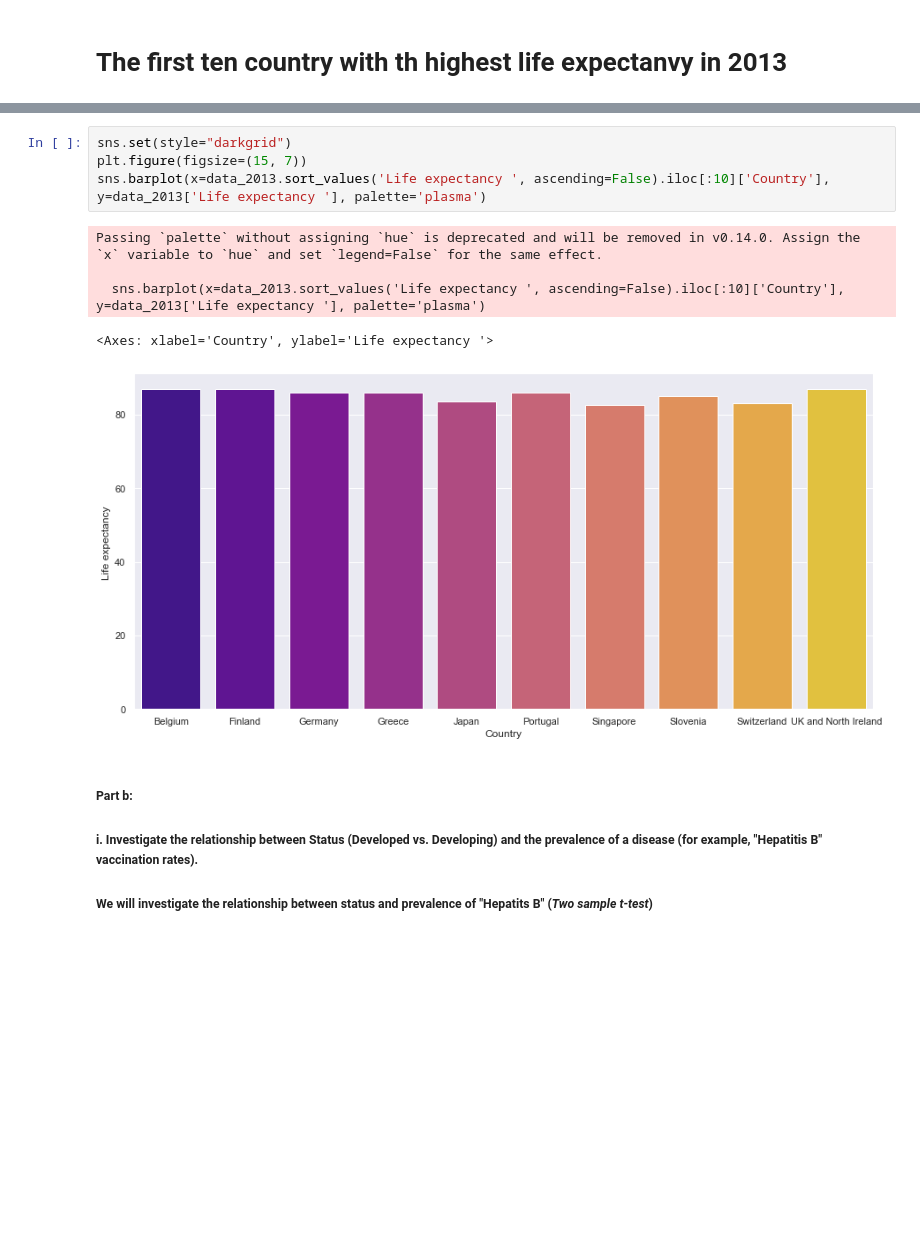
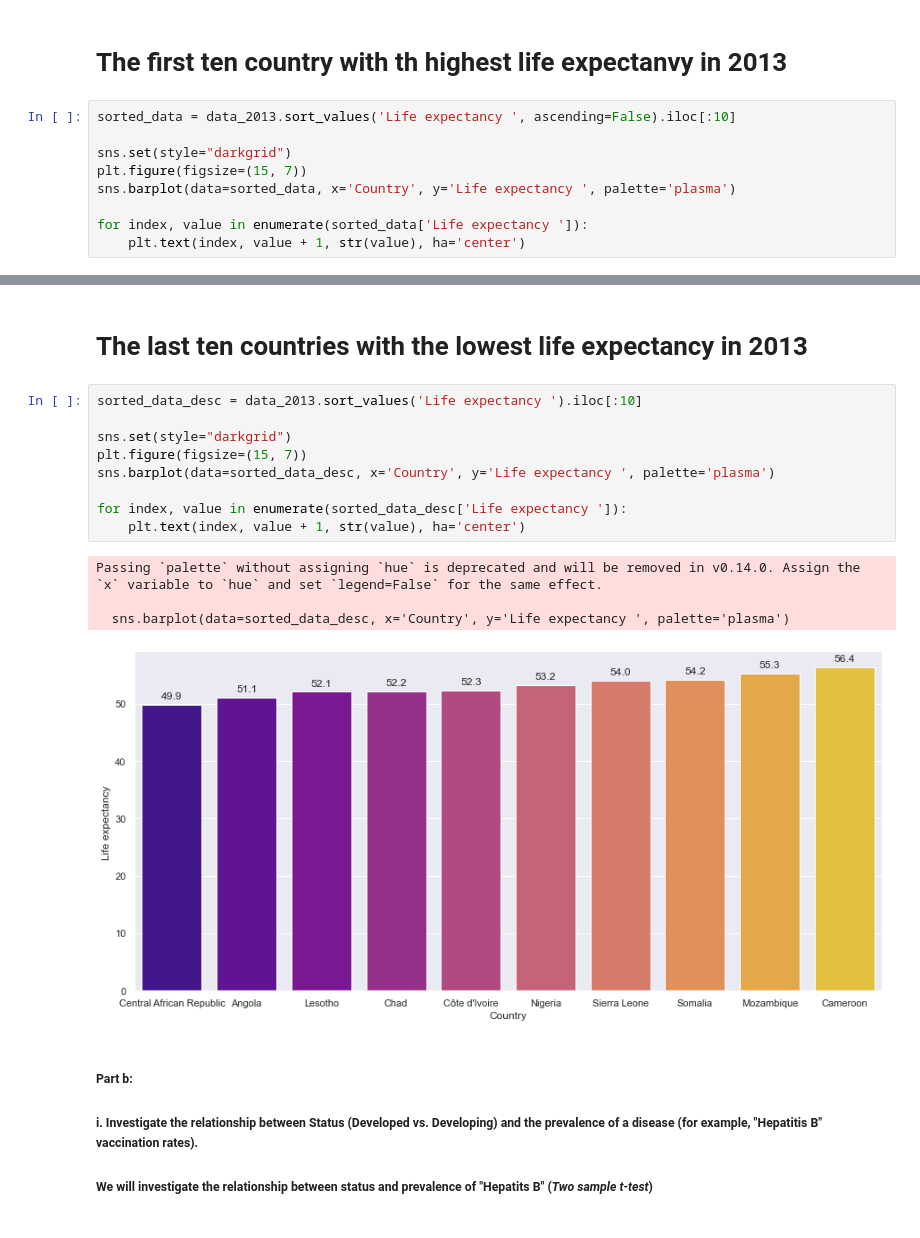
Before and after one commit to alib2014/Life_expectancy_prediction, a Jupyter notebook: life_expectancy.ipynb, the cells around one changed output, grey strips where cells are left out. Drawn from its saved outputs; the diff is of its cells as text; blank space fills up the shorter version.

```diff
--- a/life_expectancy.ipynb
+++ b/life_expectancy.ipynb
@@ -95,3 +95,12 @@ Name: count, Length: 193, dtype: int64
 ### Conduct the following tests. Include Null and Alternative hypothesis:
 # %% [markdown]
 # The first ten country with th highest life expectanvy in 2013
+# %%
+sorted_data = data_2013.sort_values('Life expectancy ', ascending=False).iloc[:10]
+
+sns.set(style="darkgrid")
+plt.figure(figsize=(15, 7))
+sns.barplot(data=sorted_data, x='Country', y='Life expectancy ', palette='plasma')
+
+for index, value in enumerate(sorted_data['Life expectancy ']):
+    plt.text(index, value + 1, str(value), ha='center')
@@ -98,13 +112,19 @@ Name: count, Length: 193, dtype: int64
+# %% [markdown]
+# The last ten countries with the lowest life expectancy in 2013
 # %%
+sorted_data_desc = data_2013.sort_values('Life expectancy ').iloc[:10]
+
 sns.set(style="darkgrid")
 plt.figure(figsize=(15, 7))
-sns.barplot(x=data_2013.sort_values('Life expectancy ', ascending=False).iloc[:10]['Country'], y=data_2013['Life expectancy '], palette='plasma')
+sns.barplot(data=sorted_data_desc, x='Country', y='Life expectancy ', palette='plasma')
+
+for index, value in enumerate(sorted_data_desc['Life expectancy ']):
+    plt.text(index, value + 1, str(value), ha='center')
 # %% [output]
 Passing `palette` without assigning `hue` is deprecated and will be removed in v0.14.0. Assign the `x` variable to `hue` and set `legend=False` for the same effect.
 
-  sns.barplot(x=data_2013.sort_values('Life expectancy ', ascending=False).iloc[:10]['Country'], y=data_2013['Life expectancy '], palette='plasma')
+  sns.barplot(data=sorted_data_desc, x='Country', y='Life expectancy ', palette='plasma')
-<Axes: xlabel='Country', ylabel='Life expectancy '>
-[figure, old version]
+[figure, new version]
 # %% [markdown]
 ##### Part b:
 ##### i. Investigate the relationship between Status (Developed vs. Developing) and the prevalence of a disease (for example, "Hepatitis B" vaccination rates).
```
Also changed, not shown: parts of 20 cells of this notebook.
